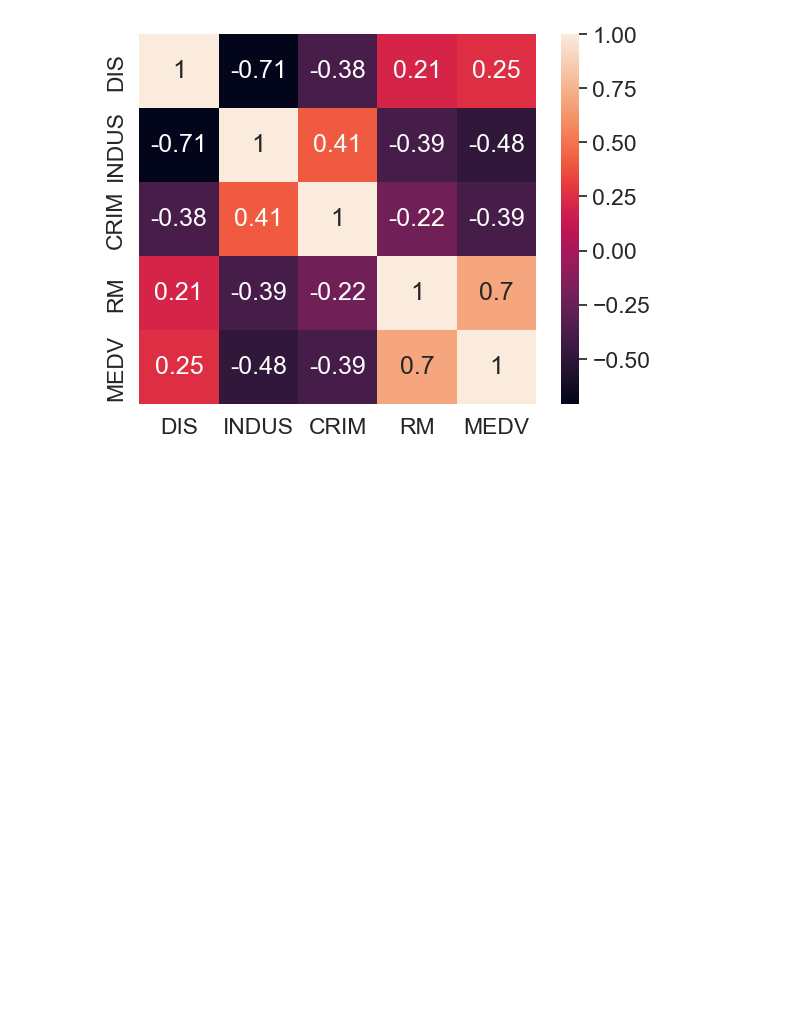
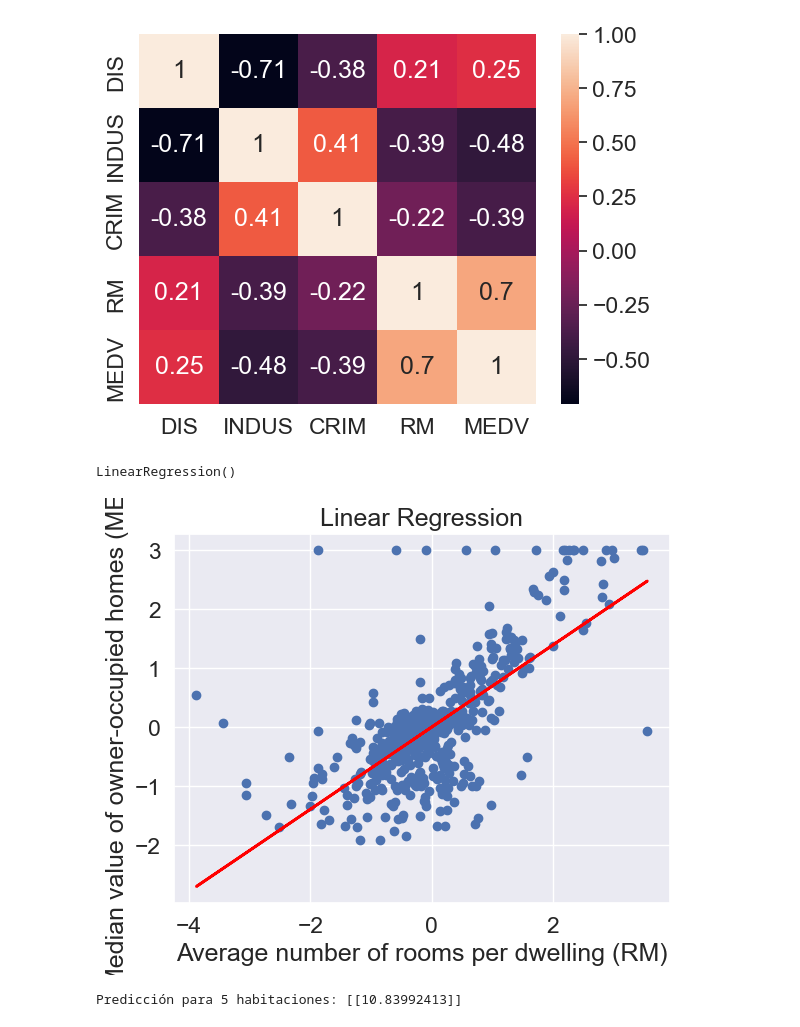
Before and after one commit to oscardbocanegra/learning_platzi, a Jupyter notebook: dataScientistPython/skleanrRegresionLineal/regresion_lineal_template.ipynb, the cells around one changed output. Saved outputs shown, nothing was run; the diff lists cells and outputs as text; code cells hidden in the pictures; blank space fills up the shorter version.

Commit message:
modelo de sklearn

```diff
--- a/dataScientistPython/skleanrRegresionLineal/regresion_lineal_template.ipynb
+++ b/dataScientistPython/skleanrRegresionLineal/regresion_lineal_template.ipynb
@@ -36,3 +36,35 @@ sns.heatmap(cm, cbar=True, annot=True, yticklabels=cols, xticklabels=cols)
 # %% [output]
 <Axes: >
 [figure]
+# %%
+from sklearn.preprocessing import StandardScaler
+from sklearn.linear_model import LinearRegression
+
+X = df['RM'].values.reshape(-1, 1)
+y = df['MEDV'].values.reshape(-1, 1)
+
+sc_x = StandardScaler()
+sc_y = StandardScaler()
+
+X_std = sc_x.fit_transform(X)
+y_std = sc_y.fit_transform(y)
+
+slr = LinearRegression()
+slr.fit(X_std, y_std)
+# %% [output]
+LinearRegression()
+# %%
+plt.scatter(X_std, y_std)
+plt.plot(X_std, slr.predict(X_std), color='red', linewidth=2)
+plt.xlabel('Average number of rooms per dwelling (RM)')
+plt.ylabel('Median value of owner-occupied homes (MEDV)')
+plt.title('Linear Regression')
+plt.show()
+# %% [output]
+[figure, added]
+# %%
+num_habitaciones = 5
+num_habitaciones_std = sc_x.transform(np.array([num_habitaciones]).reshape(-1, 1))
+print(f'Predicción para {num_habitaciones} habitaciones: {sc_y.inverse_transform(slr.predict(num_habitaciones_std))}')
+# %% [output]
+Predicción para 5 habitaciones: [[10.83992413]]
```
